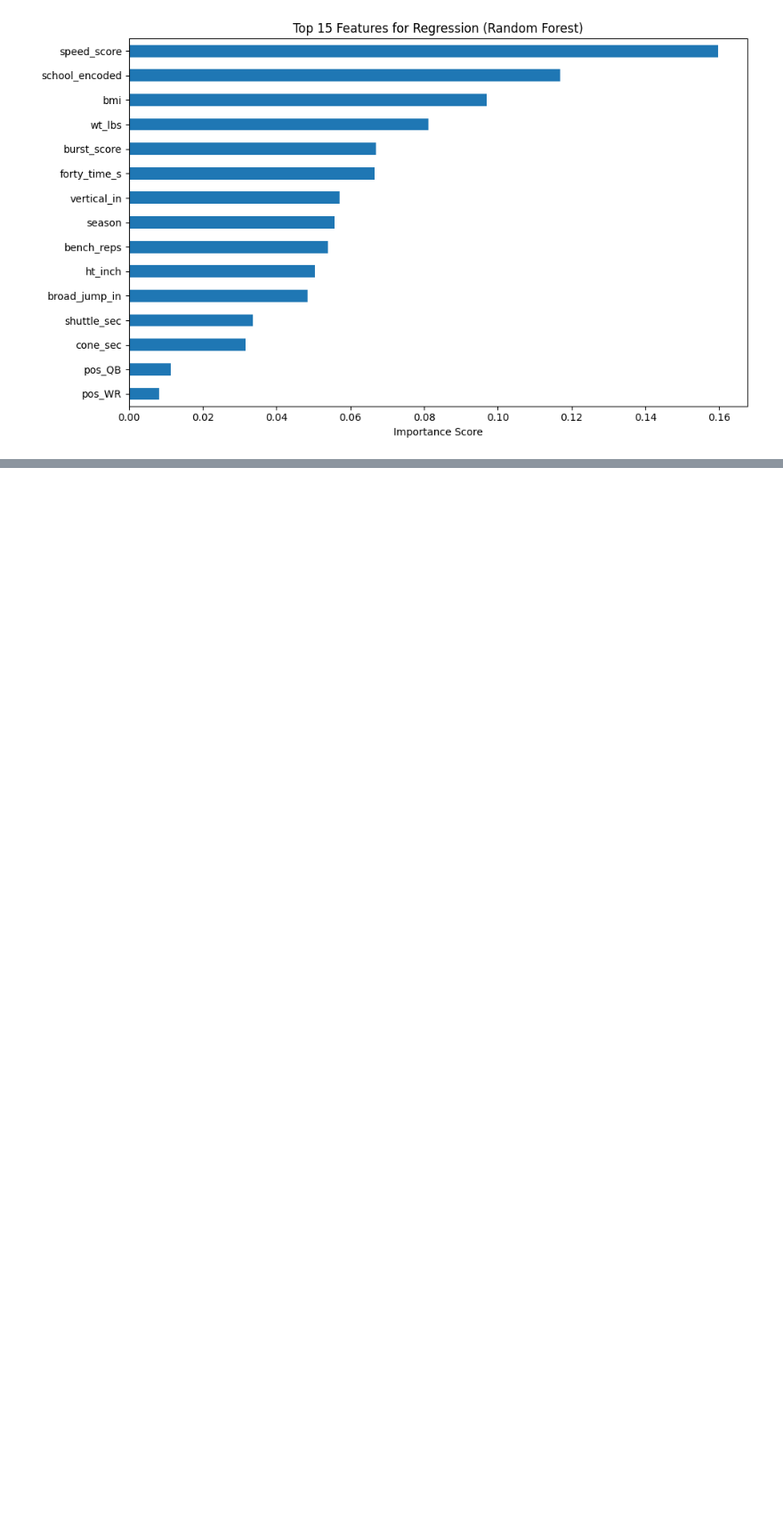
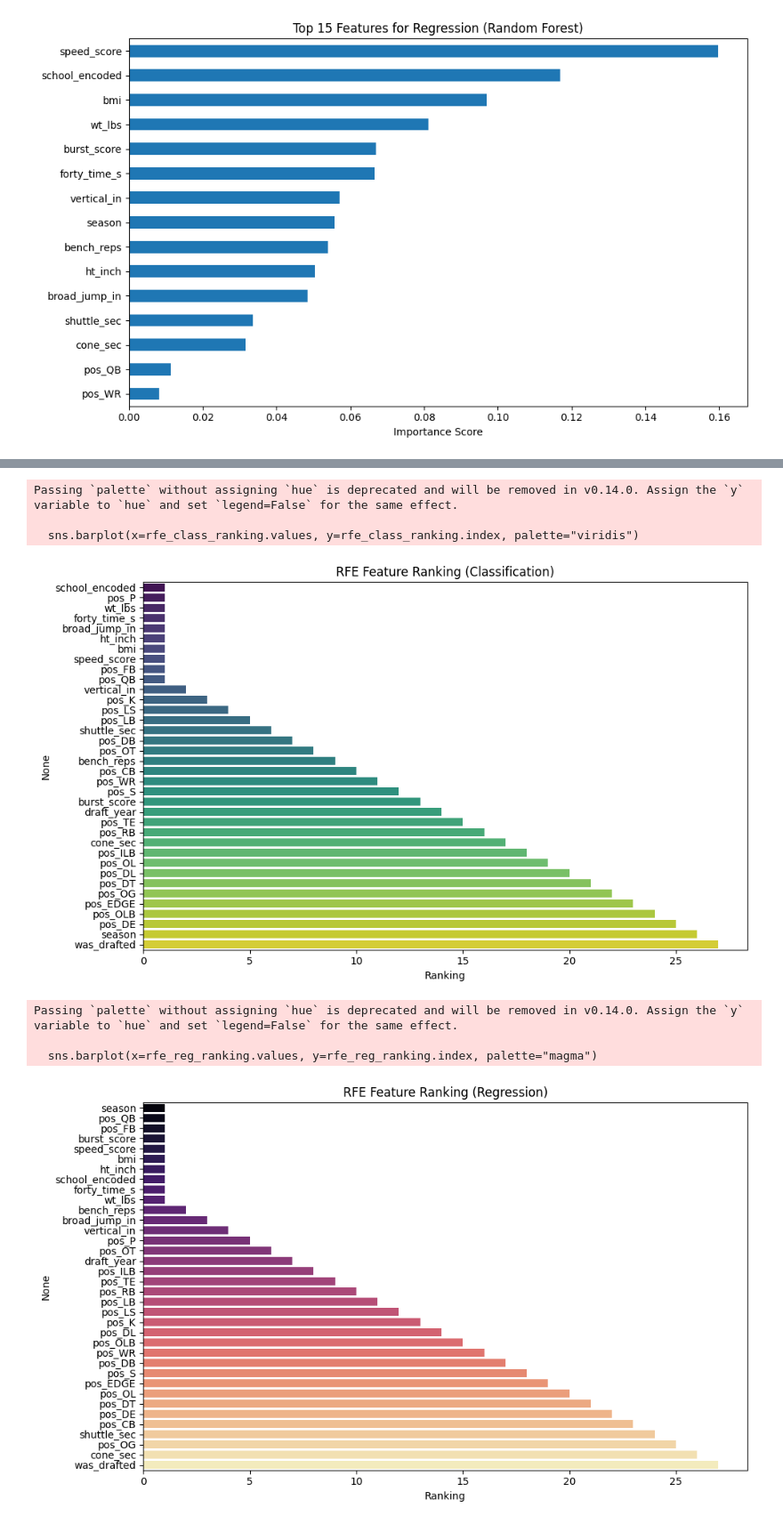
Before and after one commit to jlh28145/NFL-Draft-Combine, a Jupyter notebook: notebooks/modeling.ipynb, the cells around one changed output, grey strips where cells are left out. Shown: that part at 89% size. Drawn from its saved outputs; the diff is of its cells as text; code cells hidden in the pictures; blank space fills up the shorter version.

Commit message:
Created checks for determining the most important features.

```diff
--- a/notebooks/modeling.ipynb
+++ b/notebooks/modeling.ipynb
@@ -111,0 +60,75 @@ ValueError: Input X contains NaN.
+# %%
+# Imports
+import pandas as pd
+import matplotlib.pyplot as plt
+import seaborn as sns
+import os
+from sklearn.preprocessing import StandardScaler
+from sklearn.feature_selection import RFE
+from sklearn.linear_model import LogisticRegression, LinearRegression
+
+# Load preprocessed CSV from EDA step
+df_clean = pd.read_csv("../data/processed/combine_preprocessed.csv")
+
+# Set target columns
+y_class = df_clean["draft_round"]
+y_reg = df_clean["draft_ovr"]
+
+# Drop target columns and any non-numeric or identifier features from features
+X = df_clean.drop(columns=["draft_round", "draft_ovr"])
+
+# Impute any remaining missing values with column means
+X_imputed = X.fillna(X.mean(numeric_only=True))
+
+# Scale the features
+scaler = StandardScaler()
+X_scaled = scaler.fit_transform(X_imputed)
+
+# Create directories if they don't exist
+os.makedirs("data/eda", exist_ok=True)
+os.makedirs("plots", exist_ok=True)
+
+# ========== Classification RFE ==========
+log_reg = LogisticRegression(max_iter=1000, solver='lbfgs')
+rfe_class = RFE(log_reg, n_features_to_select=10)
+rfe_class.fit(X_scaled, y_class)
+
+# Save classification RFE results
+rfe_class_ranking = pd.Series(rfe_class.ranking_, index=X_imputed.columns).sort_values()
+rfe_class_ranking.to_csv("data/eda/rfe_classification.csv", header=["ranking"])
+
+# Plot classification RFE
+plt.figure(figsize=(10, 6))
+sns.barplot(x=rfe_class_ranking.values, y=rfe_class_ranking.index, palette="viridis")
+plt.title("RFE Feature Ranking (Classification)")
+plt.xlabel("Ranking")
+plt.tight_layout()
+plt.savefig("plots/rfe_classification.png")
+plt.show()
+
+# ========== Regression RFE ==========
+lin_reg = LinearRegression()
+rfe_reg = RFE(lin_reg, n_features_to_select=10)
+rfe_reg.fit(X_scaled, y_reg)
+
+# Save regression RFE results
+rfe_reg_ranking = pd.Series(rfe_reg.ranking_, index=X_imputed.columns).sort_values()
+rfe_reg_ranking.to_csv("data/eda/rfe_regression.csv", header=["ranking"])
+
+# Plot regression RFE
+plt.figure(figsize=(10, 6))
+sns.barplot(x=rfe_reg_ranking.values, y=rfe_reg_ranking.index, palette="magma")
+plt.title("RFE Feature Ranking (Regression)")
+plt.xlabel("Ranking")
+plt.tight_layout()
+plt.savefig("plots/rfe_regression.png")
+plt.show()
+# %% [output]
+Passing `palette` without assigning `hue` is deprecated and will be removed in v0.14.0. Assign the `y` variable to `hue` and set `legend=False` for the same effect.
+
+  sns.barplot(x=rfe_class_ranking.values, y=rfe_class_ranking.index, palette="viridis")
+[figure, added]
+Passing `palette` without assigning `hue` is deprecated and will be removed in v0.14.0. Assign the `y` variable to `hue` and set `legend=False` for the same effect.
+
+  sns.barplot(x=rfe_reg_ranking.values, y=rfe_reg_ranking.index, palette="magma")
+[figure, added]
```
Also changed, not shown: parts of 2 cells of this notebook, 4 other files.
